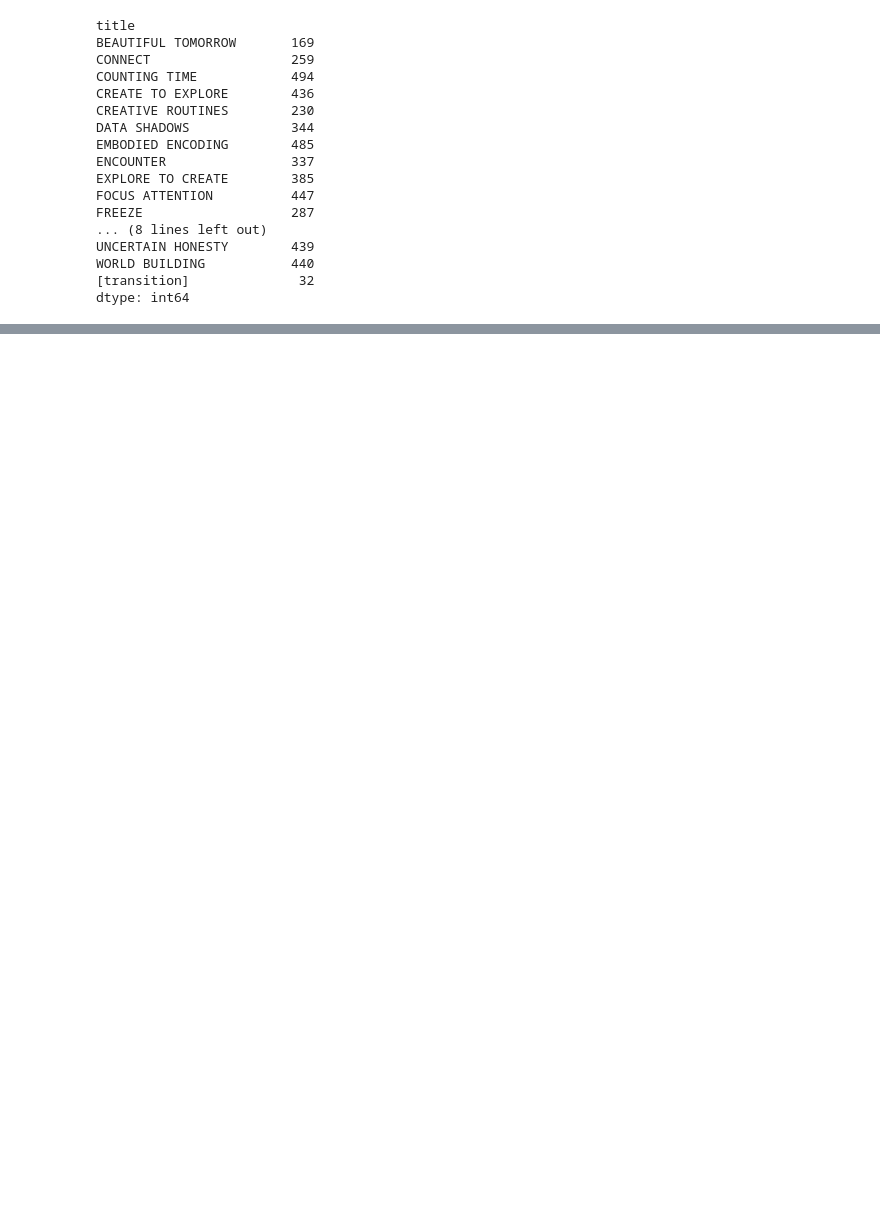
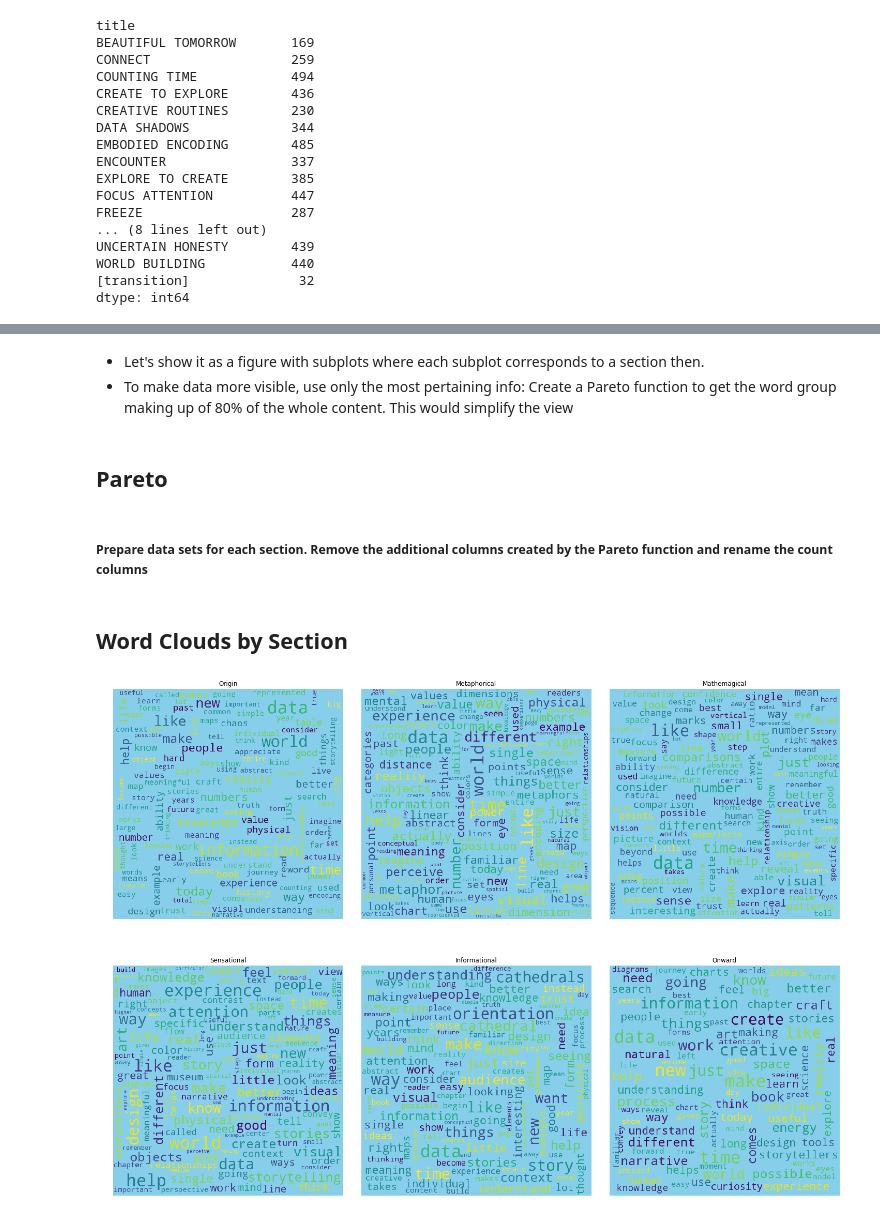
Before and after one commit to nediyonbe/Data-Challenge, a Jupyter notebook: DataViz/DataViz.ipynb, the cells around one changed output, grey strips where cells are left out. Cells and saved outputs as stored; diff of their text form; code cells hidden in the pictures; blank space fills up the shorter version.

Commit message:
DataViz Challenge Exercise Uploaded

```diff
--- a/DataViz/DataViz.ipynb
+++ b/DataViz/DataViz.ipynb
@@ -161,0 +150,14 @@ plotly.tools.set_credentials_file(username='nediyonbe', api_key='pBiKl18jmZiSZU8
+# %% [markdown]
+* Let's show it as a figure with subplots where each subplot corresponds to a section then.
+* To make data more visible, use only the most pertaining info: Create a Pareto function to get the word group making up of 80% of the whole content. This would simplify the view
+# %% [markdown]
+## Pareto
+# %%
+def my_pareto(d):
+    #Exclude any negative payments that can make the cumulative percentage go > 100% before we get to them
+    df=pd.DataFrame( d[d>0].sort_values(ascending=False) )
+    df['pc']= 100*d/d.sum()
+    df['cum_pc']=df['pc'].cumsum()
+    return df[ (df['cum_pc'] <= 80)  ]
+# %% [markdown]
+##### Prepare data sets for each section. Remove the additional columns created by the Pareto function and rename the count columns
@@ -161,0 +188,45 @@ plotly.tools.set_credentials_file(username='nediyonbe', api_key='pBiKl18jmZiSZU8
+# %% [markdown]
+## Word Clouds by Section
+# %%
+#from plotly import tools
+plt.figure(1, figsize = (20, 15))
+
+plt.subplot(231)
+plt.axis("off")
+plt.title('Origin')
+plt.imshow(wordy(df_ORIGIN['count']))
+
+#plt.figure(1)
+plt.subplot(232)
+plt.axis("off")
+plt.title('Metaphorical')
+plt.imshow(wordy(df_METAPHORICAL['count']))
+
+#plt.figure(1)
+plt.subplot(233)
+plt.axis("off")
+plt.title('Mathemagical')
+plt.imshow(wordy(df_MATHEMAGICAL['count']))
+
+#plt.figure(1)
+plt.subplot(234)
+plt.axis("off")
+plt.title('Sensational')
+plt.imshow(wordy(df_SENSATIONAL['count']))
+
+#plt.figure(1)
+plt.subplot(235)
+plt.axis("off")
+plt.title('Informational')
+plt.imshow(wordy(df_INFORMATIONAL['count']))
+
+#plt.figure(1)
+plt.subplot(236)
+plt.axis("off")
+plt.title('Onward')
+plt.imshow(wordy(df_ONWARD['count']))
+
+plt.tight_layout(pad = 0)
+plt.show()
+# %% [output]
+[figure, added]
```
Also changed, not shown: parts of 25 cells of this notebook.
